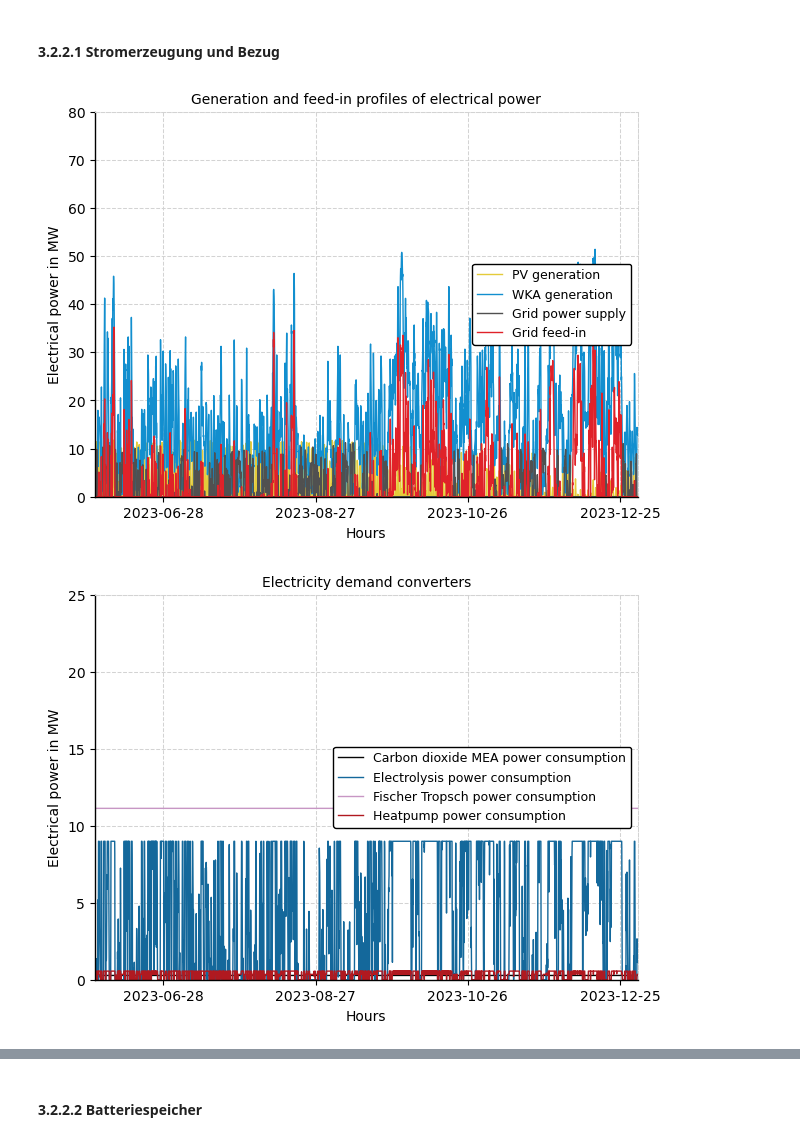
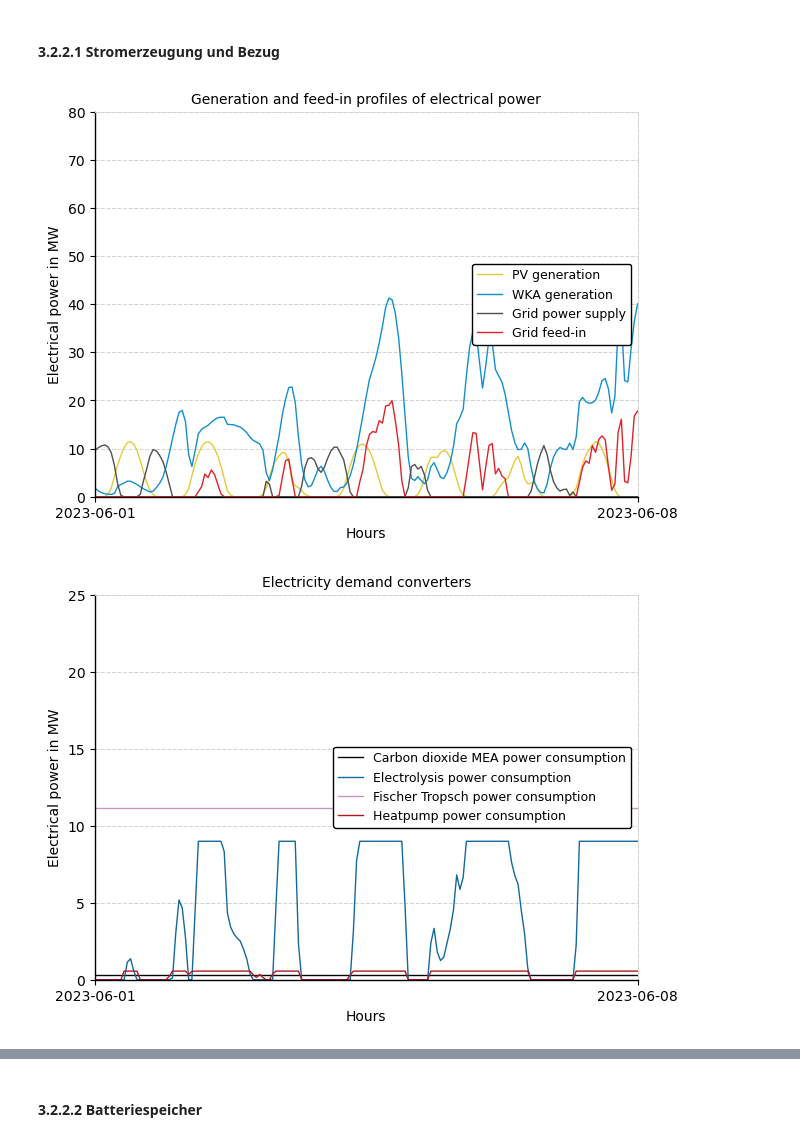
Before and after one commit to michaelheberl/FENES_P2X, a Jupyter notebook: Fischer_Tropsch/Höchst_FischerTropsch_4_Naphta_Bio_H2_Brownfield/Modell_FT_Naphta_Bio_H2_Brownfield_Höchst.ipynb, the cells around one changed output, grey strips where cells are left out. Saved outputs shown, nothing was run; the diff lists cells and outputs as text; code cells hidden in the pictures.

Commit message:
Modelldurchlauf + Grafik
Grafik für P2X-III Zwischenbericht generiert + Modelldurchläufe

```diff
--- a/Fischer_Tropsch/Höchst_FischerTropsch_4_Naphta_Bio_H2_Brownfield/Modell_FT_Naphta_Bio_H2_Brownfield_Höchst.ipynb
+++ b/Fischer_Tropsch/Höchst_FischerTropsch_4_Naphta_Bio_H2_Brownfield/Modell_FT_Naphta_Bio_H2_Brownfield_Höchst.ipynb
@@ -859,8 +859,8 @@ plt.savefig("Bilder/result_leistungen_bar.png", dpi=300, bbox_inches='tight')
 ### 3.2.2 Darstellung der Flows
 # %%
 startdatum = "2023-06-01 00:00:00"
-enddatum = pd.to_datetime(startdatum) + pd.Timedelta(days=359) #immer einen Tag abzug da der letzte tag noch vollständig geplottet wird 60 Tage anzeigen --> days=59)
-tickinterval = 60 # Abstand in Tagen zwischen den x Achsen Daten label
+enddatum = pd.to_datetime(startdatum) + pd.Timedelta(days=7) #immer einen Tag abzug da der letzte tag noch vollständig geplottet wird 60 Tage anzeigen --> days=59)
+tickinterval = 15 # Abstand in Tagen zwischen den x Achsen Daten label
 # %% [markdown]
 #### 3.2.2.1 Stromerzeugung und Bezug
 # %%
@@ -926,32 +926,89 @@ ax.spines['bottom'].set_linewidth(1)
 ax.spines['left'].set_color('black')
 ax.spines['left'].set_linewidth(1)
 
 ax.spines['right'].set_color('lightgray')
 ax.spines['right'].set_linewidth(0.75)
 ax.spines['right'].set_linestyle("--")
 
 plt.margins(0)
 ax.margins(0)
 ax.set_axisbelow(True)
 plt.ylim(0, 25)
 
 ax.xaxis.set_major_locator(mdates.DayLocator(interval=tickinterval))
 ax.xaxis.set_major_formatter(mdates.DateFormatter('%Y-%m-%d'))
 
 
 
 plt.title("Electricity demand converters", fontsize=10)
 plt.xlabel("Hours", fontsize=10)
 plt.ylabel("Electrical power in MW", fontsize=10)
 
 plt.grid(which='major', linestyle='--', linewidth=0.75, color='lightgray')
 plt.grid(which='minor', linestyle=':', linewidth=0.25, color='lightgray')
 
 plt.tick_params(axis='both', labelsize=10)
 
 plt.legend(loc='center right', fontsize=9, frameon=True, edgecolor='black', facecolor='white',framealpha=1)
 plt.savefig("Bilder/result_flow_elektrisch_konverter.png", dpi=300, bbox_inches='tight')
 plt.show()
+
+
+
+
+########################### Grafik für Zwischenbericht
+
+plt.figure(figsize=(7, 5))
+plt.plot(result_pv_flow_generation[startdatum:enddatum]/1000, label="PV generation", color=col_pv, linewidth=1)
+plt.plot(result_wka_flow_generation[startdatum:enddatum]/1000, label="WKA generation", color=col_wka, linewidth=1)
+plt.plot(result_stromverkauf_flow[startdatum:enddatum]/1000, label="Grid feed-in", color=col_sell, linewidth=1)
+plt.plot(result_strombezug_flow[startdatum:enddatum]/1000, label="Grid power supply", color=col_buy, linewidth=1)
+plt.plot(result_mea_flow_elin[startdatum:enddatum]/1000, label="MEA power consumption", color=col_mea, linewidth=1)
+plt.plot(result_pem_flow_elin[startdatum:enddatum]/1000, label="Electrolysis power consumption", color=col_pem, linewidth=1)
+plt.plot(result_ft_flow_elin[startdatum:enddatum]/1000, label="Fischer-Tropsch power consumption", color=col_ft, linewidth=1)
+plt.plot(result_bat_flow_out[startdatum:enddatum]/1000, label="Battery store out", color=col_chem, linewidth=1)
+plt.plot(result_bat_flow_in[startdatum:enddatum]/1000, label="Battery store in", color=col_buy, linewidth=1)
+
+ax = plt.gca()
+ax.spines['top'].set_color('lightgray')
+ax.spines['top'].set_linewidth(0.75)
+ax.spines['top'].set_linestyle("--")
+
+ax.spines['bottom'].set_color('black')
+ax.spines['bottom'].set_linewidth(1)
+
+ax.spines['left'].set_color('black')
+ax.spines['left'].set_linewidth(1)
+
+ax.spines['right'].set_color('lightgray')
+ax.spines['right'].set_linewidth(0.75)
+ax.spines['right'].set_linestyle("--")
+
+plt.margins(0)
+ax.margins(0)
+ax.set_axisbelow(True)
+plt.ylim(0, 45)
+
+ax.xaxis.set_major_locator(mdates.DayLocator(interval=tickinterval))
+ax.xaxis.set_major_formatter(mdates.DateFormatter('%Y-%m-%d'))
+
+plt.title("Generation and consumption profiles of electrical power", fontsize=10)
+plt.xlabel("Hours", fontsize=10)
+plt.ylabel("Electrical power in MW", fontsize=10)
+
+plt.grid(which='major', linestyle='--', linewidth=0.75, color='lightgray')
+plt.grid(which='minor', linestyle=':', linewidth=0.25, color='lightgray')
+
+plt.tick_params(axis='both', labelsize=10)
+
+plt.legend(loc='upper left', fontsize=9, frameon=True, edgecolor='black', facecolor='white',framealpha=1)
+leg = plt.legend(loc='upper left', fontsize=9, frameon=True,
+                 edgecolor='black', facecolor='white', framealpha=1)
+
+for line in leg.get_lines():
+    line.set_linewidth(2)
+plt.savefig("Bilder/result_flow_elektrisch_quellen_senken_ZB.png", dpi=300, bbox_inches='tight')
+plt.show()
 # %% [output]
-[figure, old version]
+[figure, new version]
-[figure, old version]
+[figure, new version]
```
Also changed, not shown: parts of 4 cells of this notebook, 3 other files.
